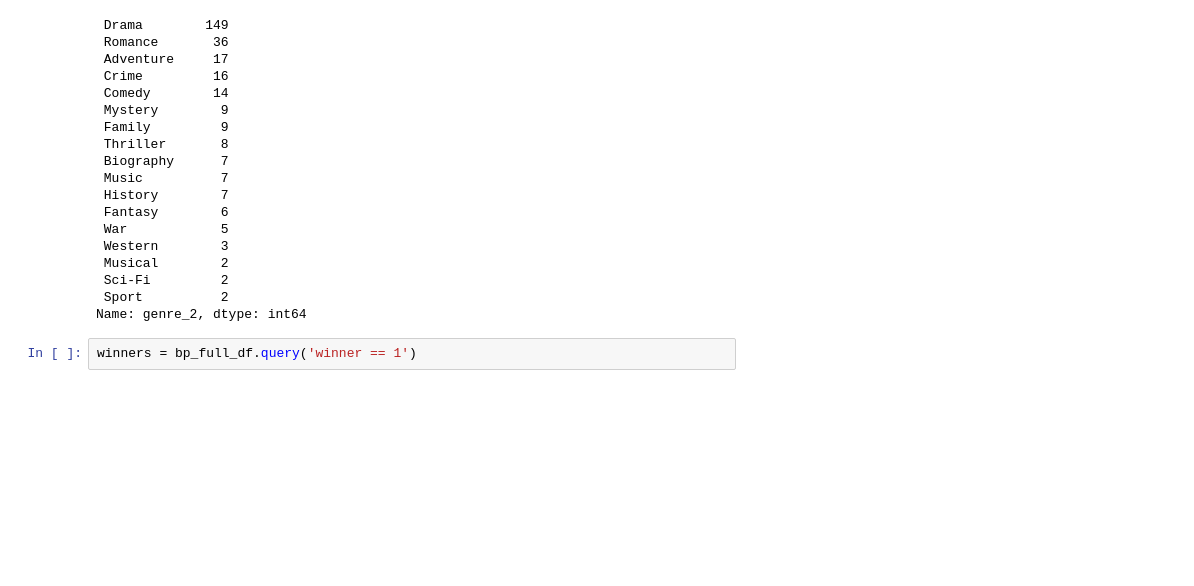
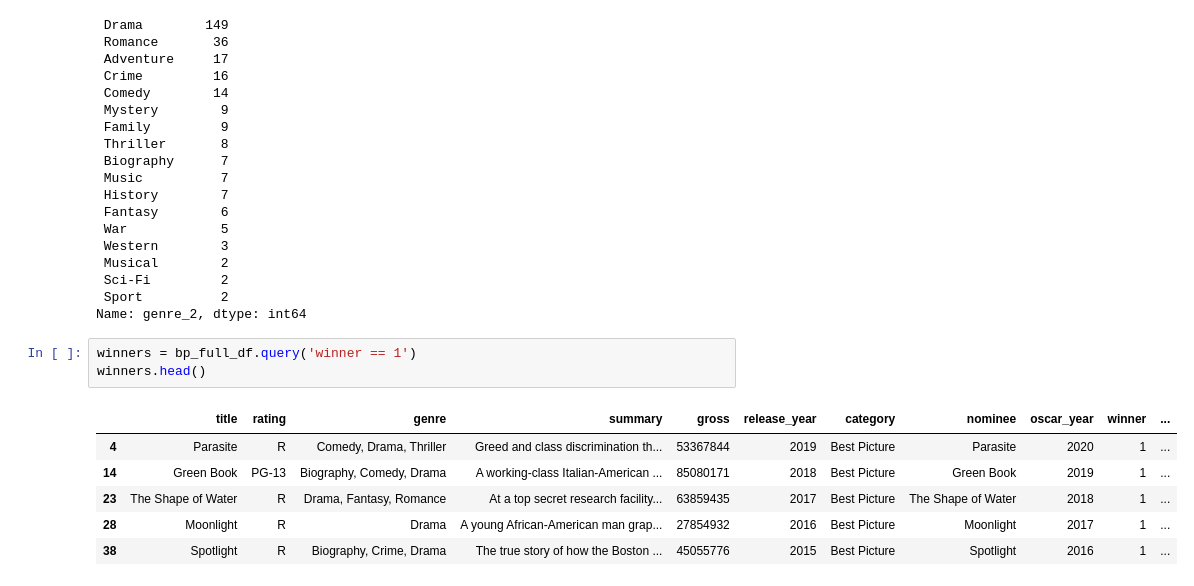
Before and after one commit to zoeteets/capstone, a Jupyter notebook: exploratory_analysis.ipynb, the cells around one changed output. Cells and saved outputs as stored; diff of their text form; blank space fills up the shorter version.

```diff
--- a/exploratory_analysis.ipynb
+++ b/exploratory_analysis.ipynb
@@ -207,3 +200,11 @@ bp_full_df['genre_2'].value_counts()
 Name: genre_2, dtype: int64
 # %%
 winners = bp_full_df.query('winner == 1')
+winners.head()
+# %% [output]
+|  | title | rating | genre | summary | gross | release_year | category | nominee | oscar_year | winner | ... |
+| 4 | Parasite | R | Comedy, Drama, Thriller | Greed and class discrimination th... | 53367844 | 2019 | Best Picture | Parasite | 2020 | 1 | ... |
+| 14 | Green Book | PG-13 | Biography, Comedy, Drama | A working-class Italian-American ... | 85080171 | 2018 | Best Picture | Green Book | 2019 | 1 | ... |
+| 23 | The Shape of Water | R | Drama, Fantasy, Romance | At a top secret research facility... | 63859435 | 2017 | Best Picture | The Shape of Water | 2018 | 1 | ... |
+| 28 | Moonlight | R | Drama | A young African-American man grap... | 27854932 | 2016 | Best Picture | Moonlight | 2017 | 1 | ... |
+| 38 | Spotlight | R | Biography, Crime, Drama | The true story of how the Boston ... | 45055776 | 2015 | Best Picture | Spotlight | 2016 | 1 | ... |
```
Also changed, not shown: parts of 13 cells of this notebook, 1 other file.
